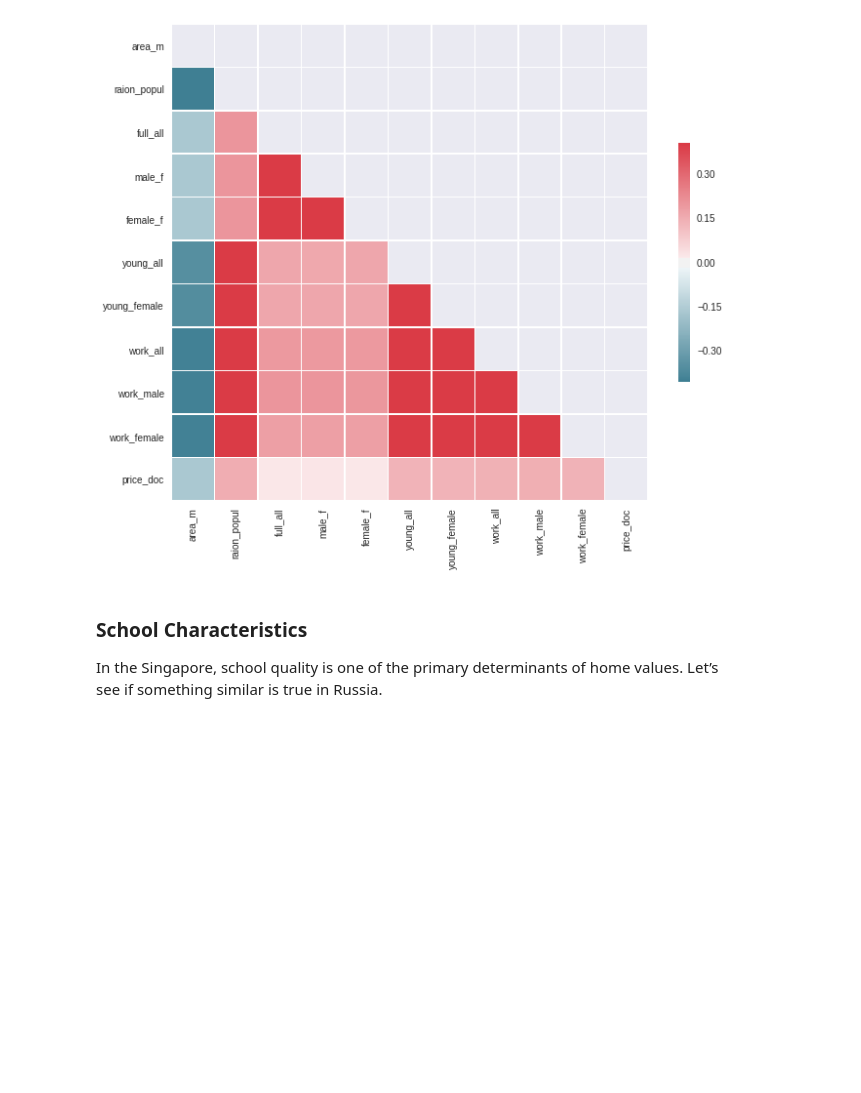
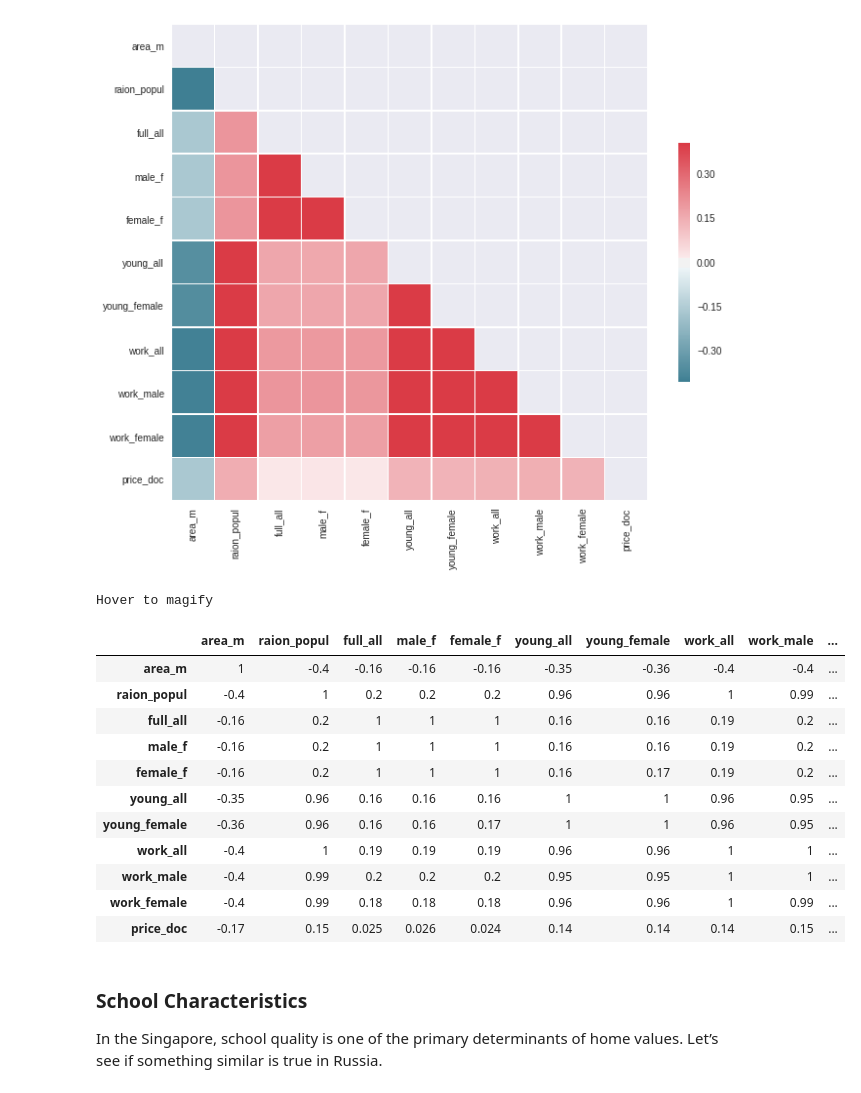
Before and after one commit to chinyan/Sberbank-Russian-Housing-Market, a Jupyter notebook: sberbank.ipynb, the cells around one changed output. Saved outputs shown, nothing was run; the diff lists cells and outputs as text; code cells hidden in the pictures; blank space fills up the shorter version.

```diff
--- a/sberbank.ipynb
+++ b/sberbank.ipynb
@@ -344,3 +344,23 @@ sns.heatmap(corr, mask=mask, cmap=cmap, vmax=.3, center=0,
 # %% [output]
 <matplotlib.axes._subplots.AxesSubplot at 0x...>
 [figure]
+# %%
+cmap = sns.diverging_palette(10, 220, as_cmap=True)
+
+def magnify():
+    return [dict(selector="th",
+                 props=[("font-size", "7pt")]),
+            dict(selector="td",
+                 props=[('padding', "0em 0em")]),
+            dict(selector="th:hover",
+                 props=[("font-size", "12pt")]),
+            dict(selector="tr:hover td:hover",
+                 props=[('max-width', '200px'),
+                        ('font-size', '12pt')])
+]
+
+corr.style.background_gradient(cmap, axis=1)\
+    .set_properties(**{'max-width': '80px', 'font-size': '10pt'})\
+    .set_caption("Hover to magify")\
+    .set_precision(2)\
+    .set_table_styles(magnify())
@@ -384,6 +414,40 @@ sns.heatmap(corr, mask=mask, cmap=cmap, vmax=.3, center=0,
 # %% [output]
 <matplotlib.axes._subplots.AxesSubplot at 0x...>
 [figure]
+# %%
+cmap = sns.diverging_palette(10, 220, as_cmap=True)
+
+def magnify():
+    return [dict(selector="th",
+                 props=[("font-size", "7pt")]),
+            dict(selector="td",
+                 props=[('padding', "0em 0em")]),
+            dict(selector="th:hover",
+                 props=[("font-size", "12pt")]),
+            dict(selector="tr:hover td:hover",
+                 props=[('max-width', '200px'),
+                        ('font-size', '12pt')])
+]
+
+corr.style.background_gradient(cmap, axis=1)\
+    .set_properties(**{'max-width': '80px', 'font-size': '10pt'})\
+    .set_caption("Hover to magify")\
+    .set_precision(2)\
+    .set_table_styles(magnify())
+# %% [output]
+Hover to magify
+|  | area_m | raion_popul | full_all | male_f | female_f | young_all | young_female | work_all | work_male | ... |
+| area_m | 1 | -0.4 | -0.16 | -0.16 | -0.16 | -0.35 | -0.36 | -0.4 | -0.4 | ... |
+| raion_popul | -0.4 | 1 | 0.2 | 0.2 | 0.2 | 0.96 | 0.96 | 1 | 0.99 | ... |
+| full_all | -0.16 | 0.2 | 1 | 1 | 1 | 0.16 | 0.16 | 0.19 | 0.2 | ... |
+| male_f | -0.16 | 0.2 | 1 | 1 | 1 | 0.16 | 0.16 | 0.19 | 0.2 | ... |
+| female_f | -0.16 | 0.2 | 1 | 1 | 1 | 0.16 | 0.17 | 0.19 | 0.2 | ... |
+| young_all | -0.35 | 0.96 | 0.16 | 0.16 | 0.16 | 1 | 1 | 0.96 | 0.95 | ... |
+| young_female | -0.36 | 0.96 | 0.16 | 0.16 | 0.17 | 1 | 1 | 0.96 | 0.95 | ... |
+| work_all | -0.4 | 1 | 0.19 | 0.19 | 0.19 | 0.96 | 0.96 | 1 | 1 | ... |
+| work_male | -0.4 | 0.99 | 0.2 | 0.2 | 0.2 | 0.95 | 0.95 | 1 | 1 | ... |
+| work_female | -0.4 | 0.99 | 0.18 | 0.18 | 0.18 | 0.96 | 0.96 | 1 | 0.99 | ... |
+| price_doc | -0.17 | 0.15 | 0.025 | 0.026 | 0.024 | 0.14 | 0.14 | 0.14 | 0.15 | ... |
 # %% [markdown]
 ### School Characteristics
 
```
Also changed, not shown: parts of 8 cells of this notebook.
